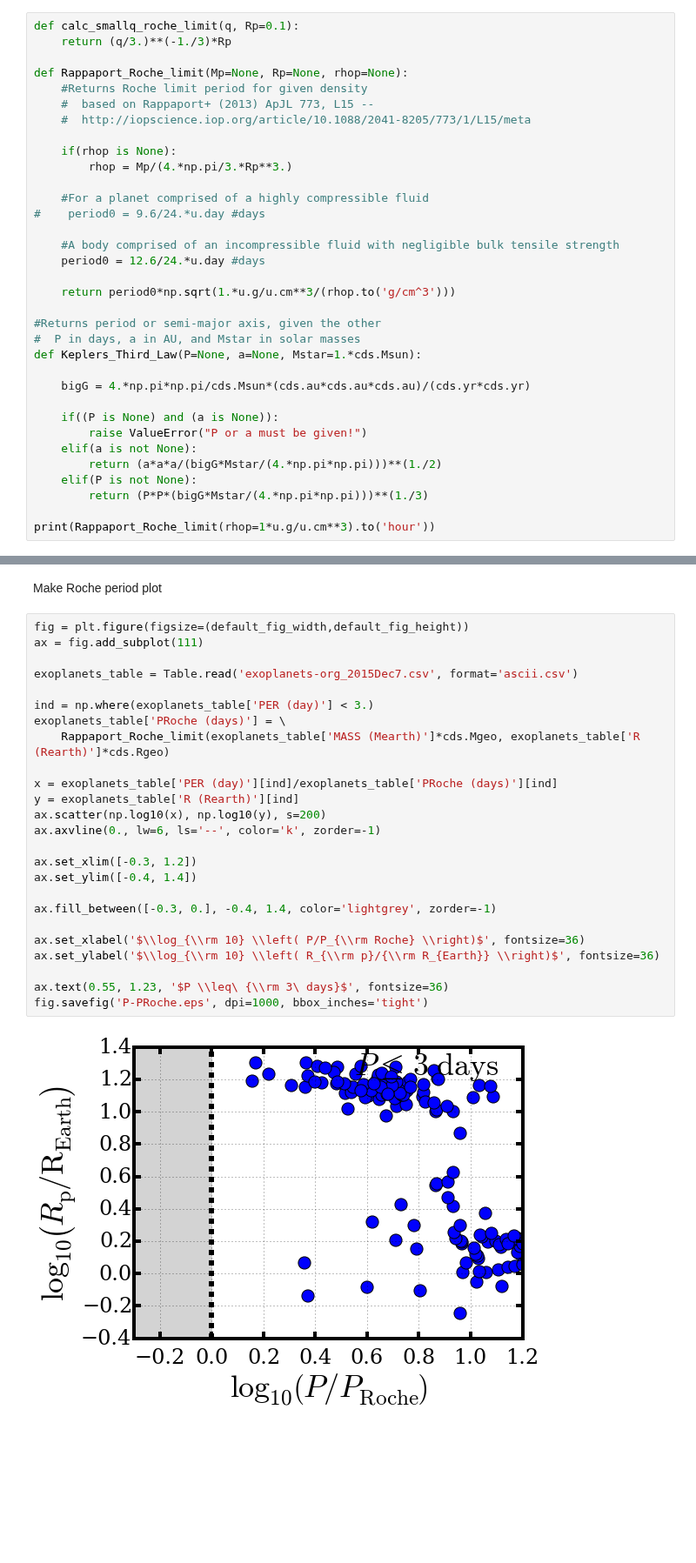
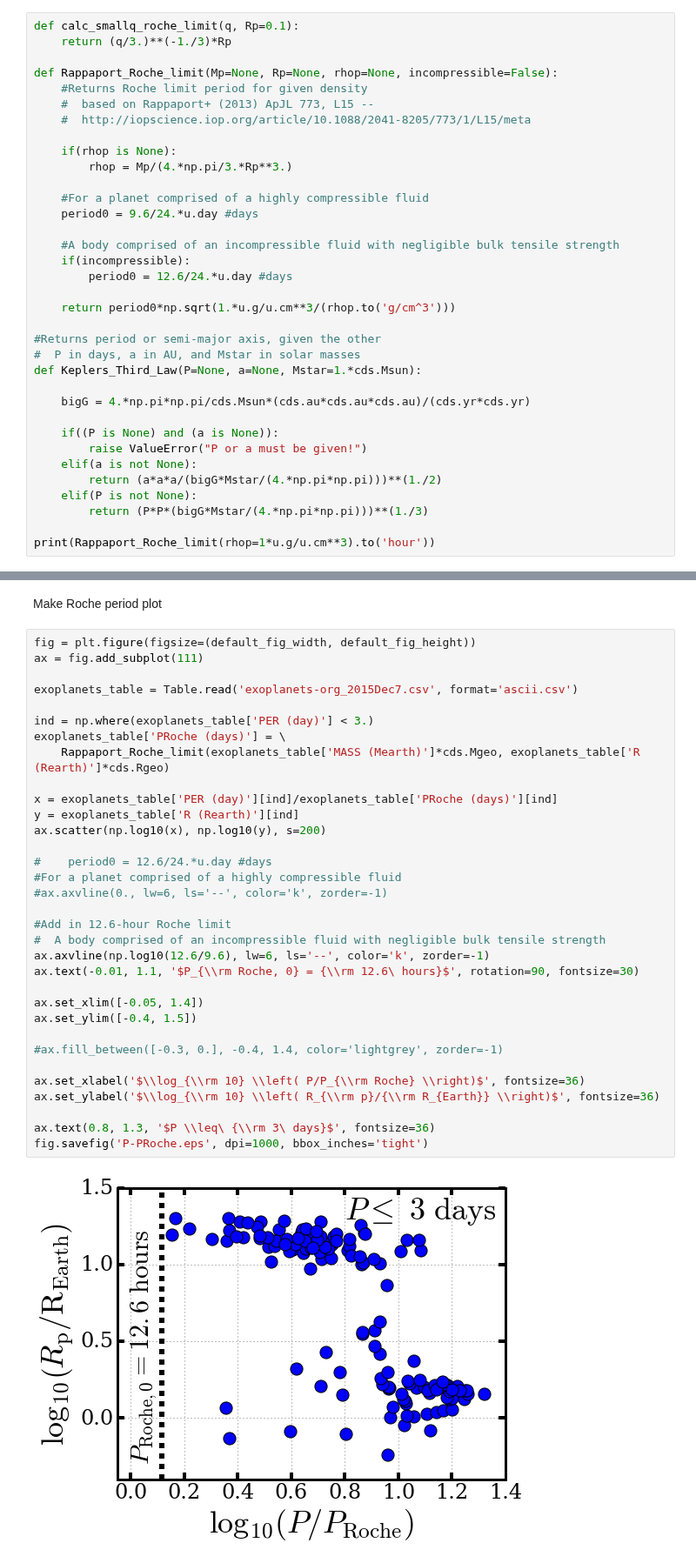
Before and after one commit to decaelus/CeMDA_tidal_evol, a Jupyter notebook: CeDMA_Calculations.ipynb, the cells around one changed output, grey strips where cells are left out. Shown at 87% size. Saved outputs shown, nothing was run; the diff lists cells and outputs as text; blank space fills up the shorter version.

```diff
--- a/CeDMA_Calculations.ipynb
+++ b/CeDMA_Calculations.ipynb
@@ -23,7 +23,7 @@ default_fig_height = default_fig_size #"Heighth" is not a word.
 def calc_smallq_roche_limit(q, Rp=0.1):
     return (q/3.)**(-1./3)*Rp
 
-def Rappaport_Roche_limit(Mp=None, Rp=None, rhop=None):
+def Rappaport_Roche_limit(Mp=None, Rp=None, rhop=None, incompressible=False):
     #Returns Roche limit period for given density
     #  based on Rappaport+ (2013) ApJL 773, L15 --
     #  http://iopscience.iop.org/article/10.1088/2041-8205/773/1/L15/meta
@@ -32,10 +32,11 @@ def Rappaport_Roche_limit(Mp=None, Rp=None, rhop=None):
         rhop = Mp/(4.*np.pi/3.*Rp**3.)
 
     #For a planet comprised of a highly compressible fluid
-#    period0 = 9.6/24.*u.day #days
+    period0 = 9.6/24.*u.day #days
 
     #A body comprised of an incompressible fluid with negligible bulk tensile strength
-    period0 = 12.6/24.*u.day #days
+    if(incompressible):
+        period0 = 12.6/24.*u.day #days
 
     return period0*np.sqrt(1.*u.g/u.cm**3/(rhop.to('g/cm^3')))
 
@@ -523,29 +525,37 @@ ax.legend(loc='upper right', fontsize=20, scatterpoints=1)
 # %% [markdown]
 Make Roche period plot
 # %%
-fig = plt.figure(figsize=(default_fig_width,default_fig_height))
+fig = plt.figure(figsize=(default_fig_width, default_fig_height))
 ax = fig.add_subplot(111)
 
 exoplanets_table = Table.read('exoplanets-org_2015Dec7.csv', format='ascii.csv')
 
 ind = np.where(exoplanets_table['PER (day)'] < 3.)
 exoplanets_table['PRoche (days)'] = \
     Rappaport_Roche_limit(exoplanets_table['MASS (Mearth)']*cds.Mgeo, exoplanets_table['R (Rearth)']*cds.Rgeo)
 
 x = exoplanets_table['PER (day)'][ind]/exoplanets_table['PRoche (days)'][ind]
 y = exoplanets_table['R (Rearth)'][ind]
 ax.scatter(np.log10(x), np.log10(y), s=200)
-ax.axvline(0., lw=6, ls='--', color='k', zorder=-1)
 
-ax.set_xlim([-0.3, 1.2])
-ax.set_ylim([-0.4, 1.4])
+#    period0 = 12.6/24.*u.day #days
+#For a planet comprised of a highly compressible fluid
+#ax.axvline(0., lw=6, ls='--', color='k', zorder=-1)
 
-ax.fill_between([-0.3, 0.], -0.4, 1.4, color='lightgrey', zorder=-1)
+#Add in 12.6-hour Roche limit
+#  A body comprised of an incompressible fluid with negligible bulk tensile strength
+ax.axvline(np.log10(12.6/9.6), lw=6, ls='--', color='k', zorder=-1)
+ax.text(-0.01, 1.1, '$P_{\\rm Roche, 0} = {\\rm 12.6\ hours}$', rotation=90, fontsize=30)
+
+ax.set_xlim([-0.05, 1.4])
+ax.set_ylim([-0.4, 1.5])
+
+#ax.fill_between([-0.3, 0.], -0.4, 1.4, color='lightgrey', zorder=-1)
 
 ax.set_xlabel('$\\log_{\\rm 10} \\left( P/P_{\\rm Roche} \\right)$', fontsize=36)
 ax.set_ylabel('$\\log_{\\rm 10} \\left( R_{\\rm p}/{\\rm R_{Earth}} \\right)$', fontsize=36)
 
-ax.text(0.55, 1.23, '$P \\leq\ {\\rm 3\ days}$', fontsize=36)
+ax.text(0.8, 1.3, '$P \\leq\ {\\rm 3\ days}$', fontsize=36)
 fig.savefig('P-PRoche.eps', dpi=1000, bbox_inches='tight')
 # %% [output]
-[figure, old version]
+[figure, new version]
```
Also changed, not shown: parts of 4 cells of this notebook, 1 other file.
